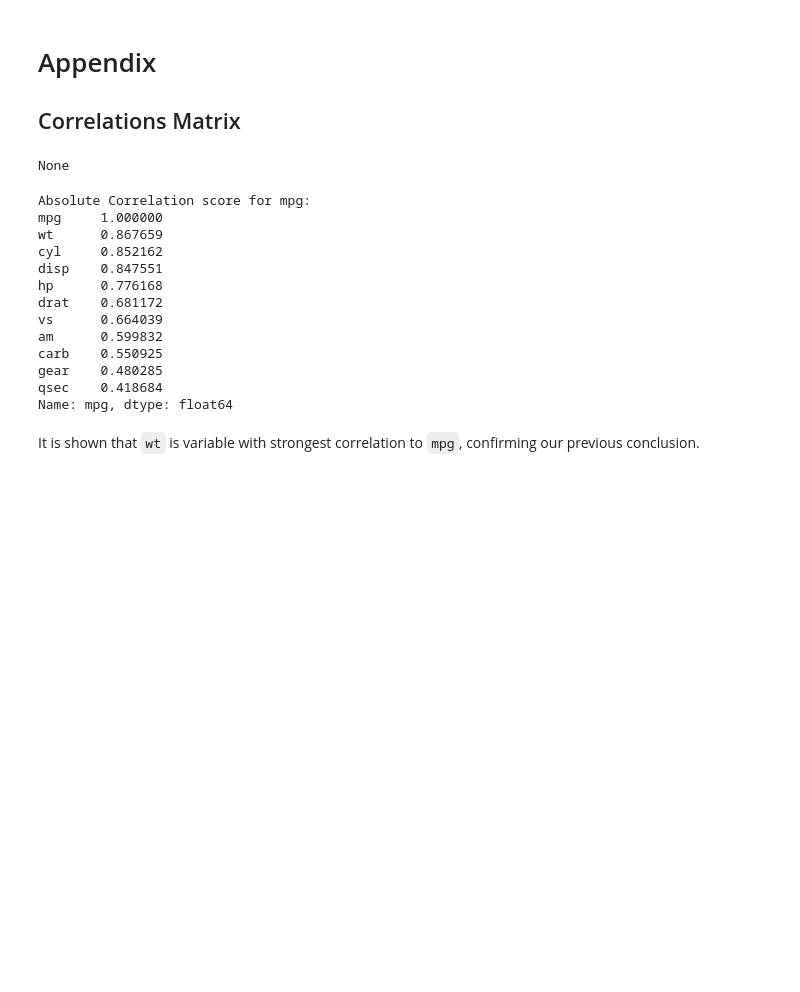
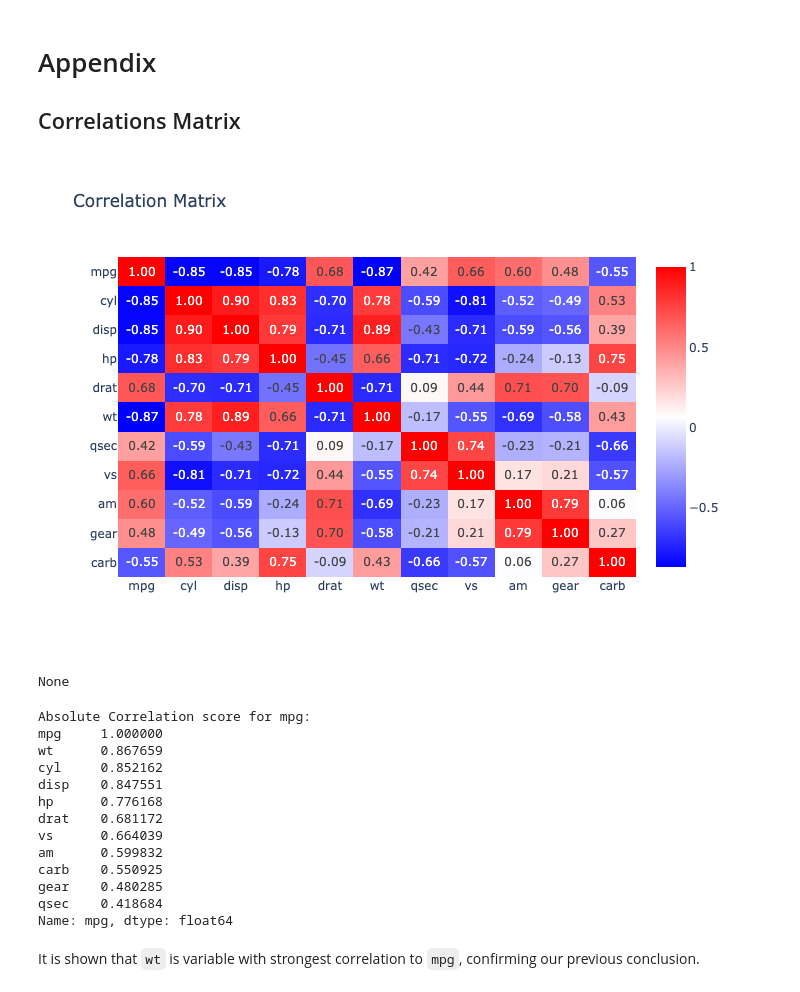
Before and after one commit to andimuhryanto/mtcars, a Jupyter notebook: mtcars_diagnostic_test.ipynb, the cells around one changed output. Cells and saved outputs as stored; diff of their text form; code cells hidden in the pictures; blank space fills up the shorter version.

Commit message:
update plot show from svg to png

```diff
--- a/mtcars_diagnostic_test.ipynb
+++ b/mtcars_diagnostic_test.ipynb
@@ -613,14 +620,15 @@ Observations:
 # %%
 correlation_matrix = df.corr(method='pearson')
 display(px.imshow(correlation_matrix,
           title='Correlation Matrix',
           text_auto='.2f',
           aspect='auto',
           color_continuous_scale=['blue','white','red'],
-          ).show('svg'))
+          ).show('png'))
 
 print(f"Absolute Correlation score for mpg: \n{abs(correlation_matrix['mpg']).sort_values(ascending=False)}")
 # %% [output]
+[figure, added]
 None
 Absolute Correlation score for mpg:
 mpg     1.000000
```
Also changed, not shown: parts of 5 cells of this notebook.
